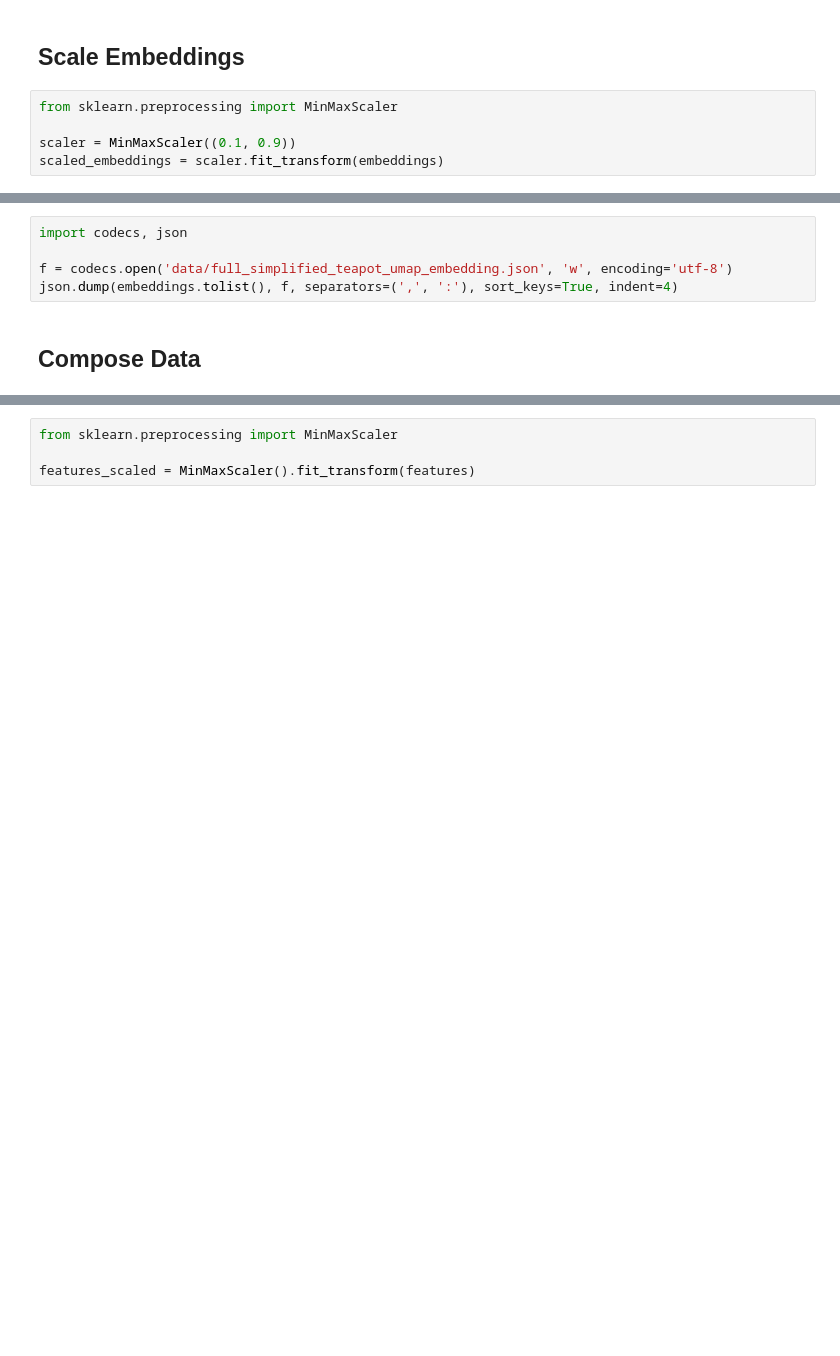
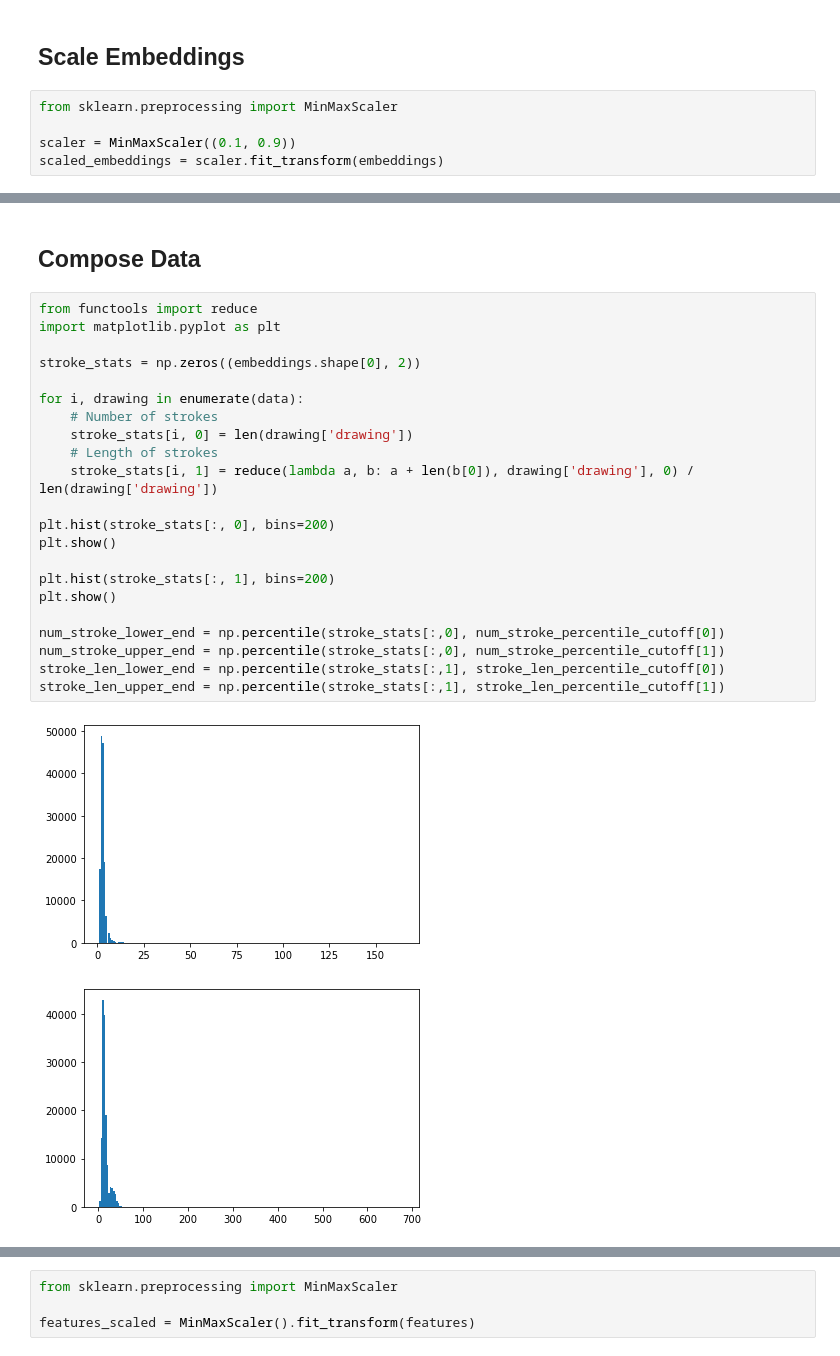
Before and after one commit to flekschas/piling.js, a Jupyter notebook: examples/google-quickdraw-embedding.ipynb, the cells around one changed output, grey strips where cells are left out. Cells and saved outputs as stored; diff of their text form; blank space fills up the shorter version.

```diff
--- a/examples/google-quickdraw-embedding.ipynb
+++ b/examples/google-quickdraw-embedding.ipynb
@@ -120,7 +113,27 @@ scaled_embeddings = scaler.fit_transform(embeddings)
-# %%
-import codecs, json
-
-f = codecs.open('data/full_simplified_teapot_umap_embedding.json', 'w', encoding='utf-8')
-json.dump(embeddings.tolist(), f, separators=(',', ':'), sort_keys=True, indent=4)
 # %% [markdown]
 ## Compose Data
+# %%
+from functools import reduce
+import matplotlib.pyplot as plt
+
+stroke_stats = np.zeros((embeddings.shape[0], 2))
+
+for i, drawing in enumerate(data):
+    # Number of strokes
+    stroke_stats[i, 0] = len(drawing['drawing'])
+    # Length of strokes
+    stroke_stats[i, 1] = reduce(lambda a, b: a + len(b[0]), drawing['drawing'], 0) / len(drawing['drawing'])
+
+plt.hist(stroke_stats[:, 0], bins=200)
+plt.show()
+
+plt.hist(stroke_stats[:, 1], bins=200)
+plt.show()
+
+num_stroke_lower_end = np.percentile(stroke_stats[:,0], num_stroke_percentile_cutoff[0])
+num_stroke_upper_end = np.percentile(stroke_stats[:,0], num_stroke_percentile_cutoff[1])
+stroke_len_lower_end = np.percentile(stroke_stats[:,1], stroke_len_percentile_cutoff[0])
+stroke_len_upper_end = np.percentile(stroke_stats[:,1], stroke_len_percentile_cutoff[1])
+# %% [output]
+[figure, added]
+[figure, added]
```
Also changed, not shown: parts of 11 cells of this notebook.
